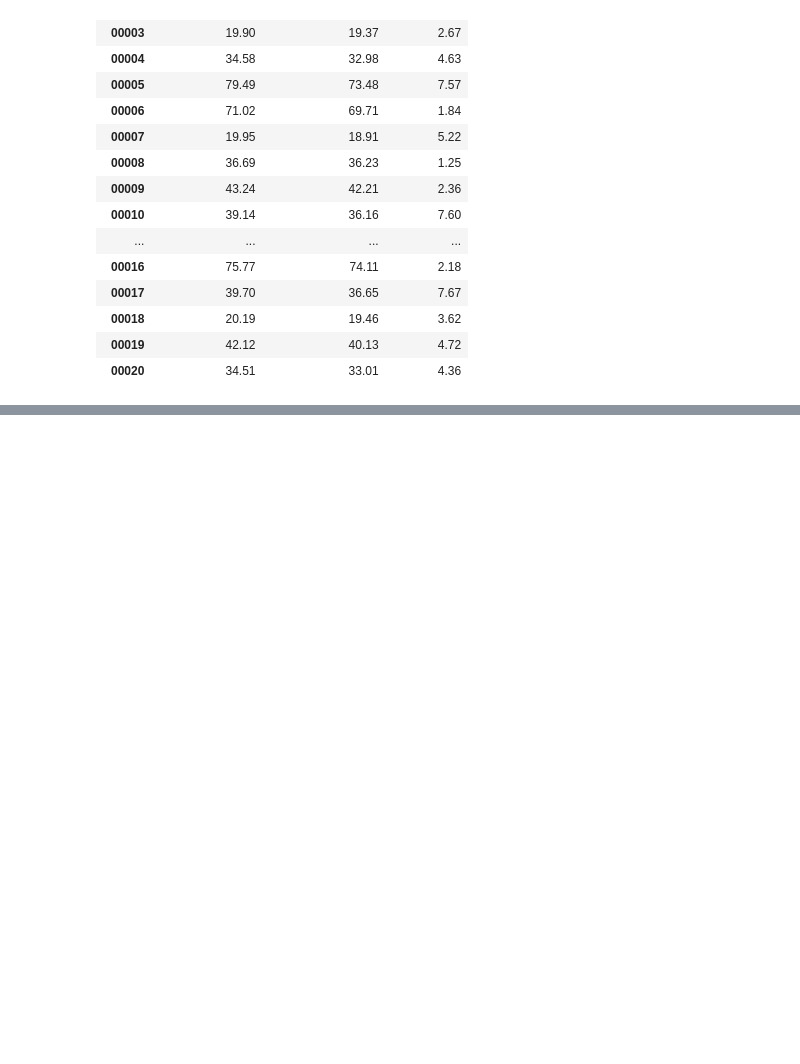
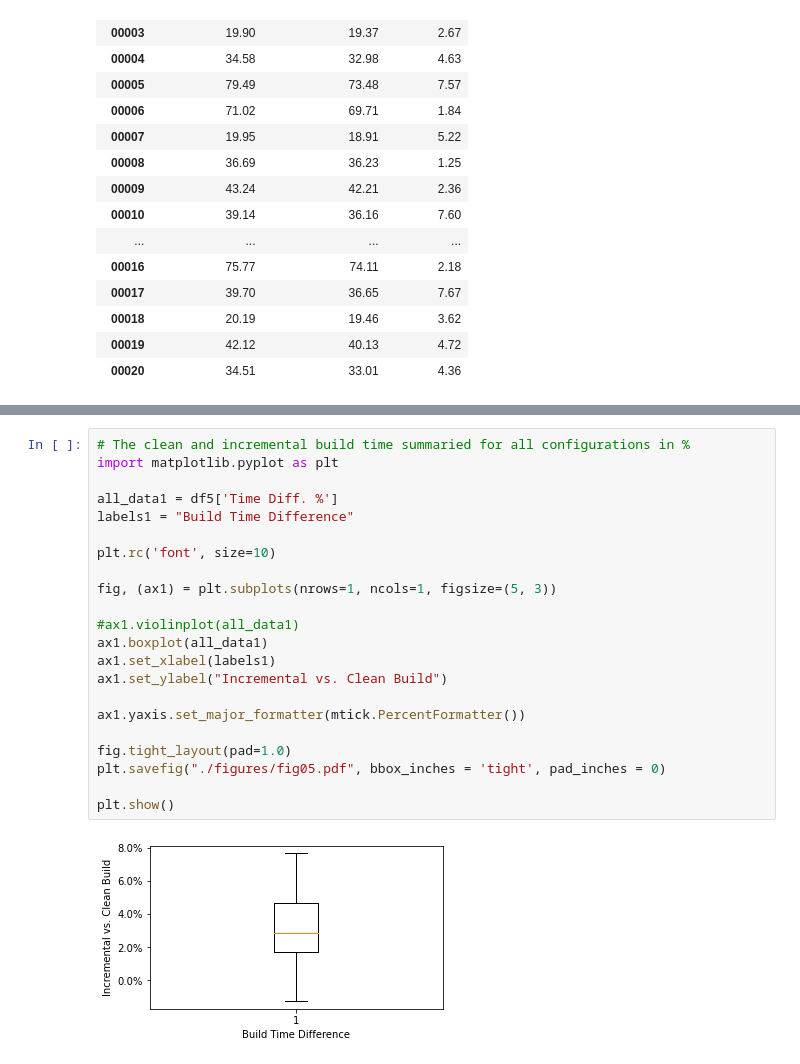
Before and after one commit to ternava/Incremental-build, a Jupyter notebook: notebooks/compare_build_time.ipynb, the cells around one changed output, grey strips where cells are left out. Drawn from its saved outputs; the diff is of its cells as text; blank space fills up the shorter version.

```diff
--- a/notebooks/compare_build_time.ipynb
+++ b/notebooks/compare_build_time.ipynb
@@ -112,0 +142,24 @@ ib_plot
+# %%
+# The clean and incremental build time summaried for all configurations in %
+import matplotlib.pyplot as plt
+
+all_data1 = df5['Time Diff. %']
+labels1 = "Build Time Difference"
+
+plt.rc('font', size=10)
+
+fig, (ax1) = plt.subplots(nrows=1, ncols=1, figsize=(5, 3))
+
+#ax1.violinplot(all_data1)
+ax1.boxplot(all_data1)
+ax1.set_xlabel(labels1)
+ax1.set_ylabel("Incremental vs. Clean Build")
+
+ax1.yaxis.set_major_formatter(mtick.PercentFormatter())
+
+fig.tight_layout(pad=1.0)
+plt.savefig("./figures/fig05.pdf", bbox_inches = 'tight', pad_inches = 0)
+
+plt.show()
+# %% [output]
+[figure, added]
```
Also changed, not shown: parts of 2 cells of this notebook, 6 other files.
